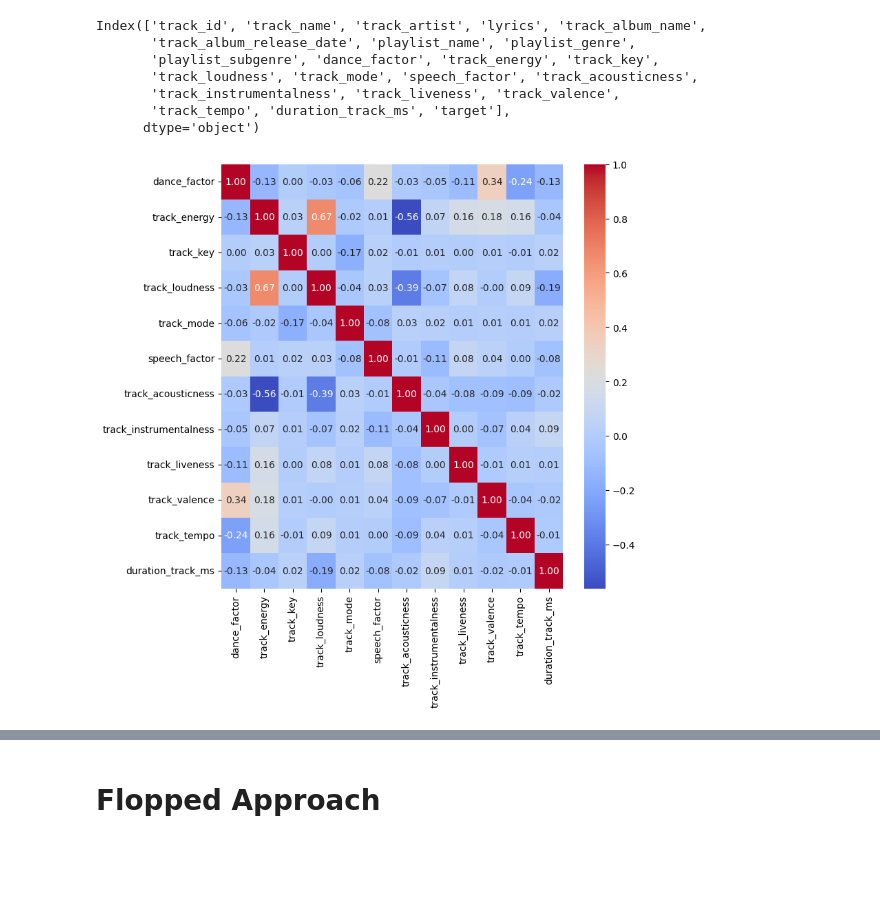
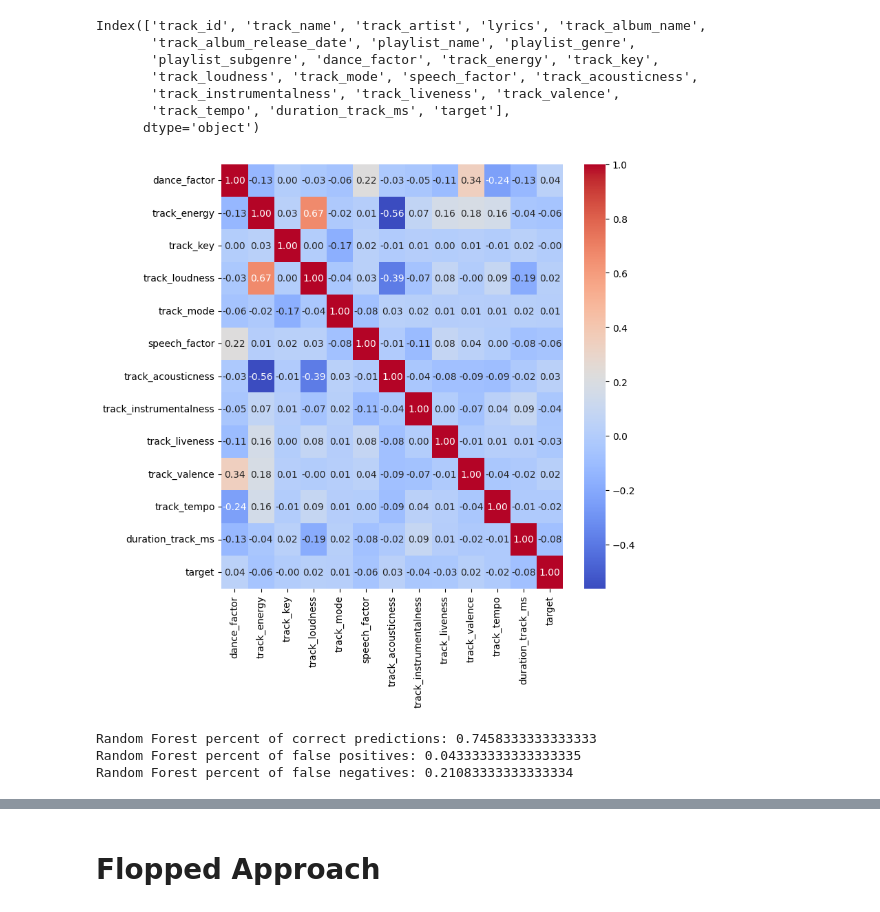
Before and after one commit to criticic/copsweek-ctrlshiftintelligence, a Jupyter notebook: Bopify.ipynb, the cells around one changed output, grey strips where cells are left out. Cells and saved outputs as stored; diff of their text form; code cells hidden in the pictures; blank space fills up the shorter version.

```diff
--- a/Bopify.ipynb
+++ b/Bopify.ipynb
@@ -228,13 +242,83 @@ def process_data(data, test_size):
     return X_train, X_valid, Y_train, Y_valid
 # %%
 # Correlation matrix
-correlation_matrix = train_data.filter(audio_features).corr()
+corr_data = train_data[audio_features + ['target']]
+corr_data = corr_data
+correlation_matrix = corr_data.corr()
 
 # Heatmap
 plt.figure(figsize=(8,8))
 sns.heatmap(correlation_matrix, annot=True, cmap="coolwarm", fmt=".2f")
 plt.show()
 # %% [output]
-[figure, old version]
+[figure, new version]
+# %%
+# Flop Predictor
+def has_flopped(data):
+    return (data['target'] == 0).astype(int)
+train_data['flop'] = has_flopped(train_data)
+
+Y = train_data[['flop']]
+X = train_data[audio_features]
+
+#  Encode categorical features
+encoder = OneHotEncoder()
+encoded = encoder.fit_transform(train_data[["playlist_genre", "playlist_subgenre"]]).toarray()
+encoded = pd.DataFrame(encoded, columns=encoder.get_feature_names_out(["playlist_genre", "playlist_subgenre"]))
+X = pd.concat([X, pd.DataFrame(encoded)], axis=1)
+
+# # Encode Artist Name
+# oencoder = OrdinalEncoder(handle_unknown='use_encoded_value', unknown_value=-1)
+# encoded = oencoder.fit_transform(train_data[["track_artist"]])
+# X = pd.concat([X, pd.DataFrame(encoded, columns=["track_artist"])], axis=1)
+
+# Standardize the date
+# Format can be YYYY-MM-DD or just YYYY
+# Extract first 4 characters
+released = train_data['track_album_release_date'].str[:4]
+X['track_release_year'] = released
+
+
+# Standardize the data
+# scaler = StandardScaler()
+scaler = MinMaxScaler()
+scaled = scaler.fit_transform(X)
+X = pd.DataFrame(scaled, columns=X.columns)
+
+# Split the data
+X_train, X_valid, Y_train, Y_valid = train_test_split(X, Y, test_size=0.2, random_state=24)
+
+# Random oversampling
+ros = RandomOverSampler(random_state=24, sampling_strategy="minority")
+X_train, Y_train = ros.fit_resample(X_train, Y_train)
+
+# for model_name, flopmodel in classification_models.items():
+#     flopmodel.fit(X_train, Y_train.values.ravel())
+#     predictions = flopmodel.predict(X_valid)
+#     # Percent of incorrect predictions
+#     print(f"{model_name} percent of correct predictions: {sum(predictions == Y_valid.values.ravel()) / len(predictions)}")
+
+#     output = pd.DataFrame()
+#     output["predicted"] = flopmodel.predict(X_train)
+#     output["actual"] = Y_train.values
+
+#     output.to_csv(f"output/{model_name}-flop-train.csv", index=False)
+
+flopmodel = RandomForestClassifier(random_state=42, n_estimators=100)
+flopmodel.fit(X_train, Y_train.values.ravel())
+predictions = flopmodel.predict(X_valid)
+# Percent of incorrect predictions
+print(f"Random Forest percent of correct predictions: {sum(predictions == Y_valid.values.ravel()) / len(predictions)}")
+print(f"Random Forest percent of false positives: {sum((predictions == 1) & (Y_valid.values.ravel() == 0)) / len(predictions)}")
+print(f"Random Forest percent of false negatives: {sum((predictions == 0) & (Y_valid.values.ravel() == 1)) / len(predictions)}")
+
+# returns 1 if the song is a flop, 0 otherwise
+def is_flop(data):
+    predictions = flopmodel.predict(data)
+    return predictions
+# %% [output]
+Random Forest percent of correct predictions: 0.7458333333333333
+Random Forest percent of false positives: 0.043333333333333335
+Random Forest percent of false negatives: 0.21083333333333334
 # %%
 models = {
```
Also changed, not shown: parts of 7 cells of this notebook, 19 other files.
